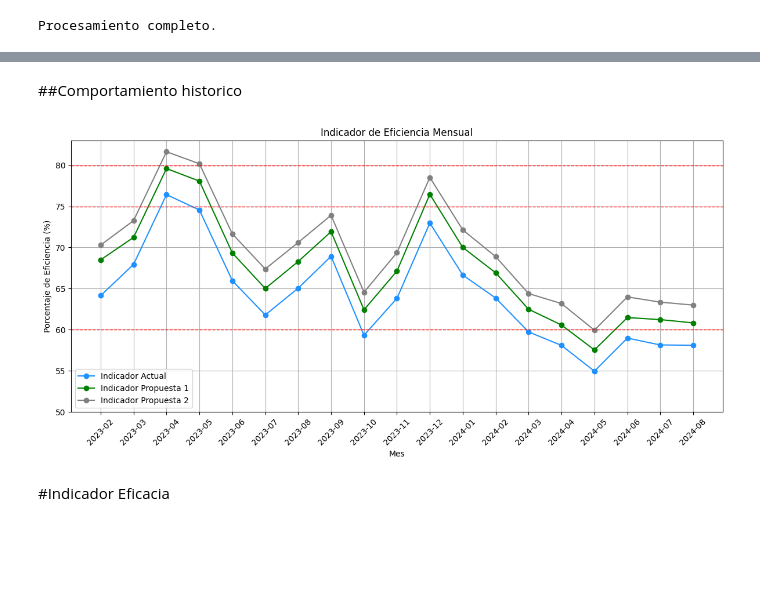
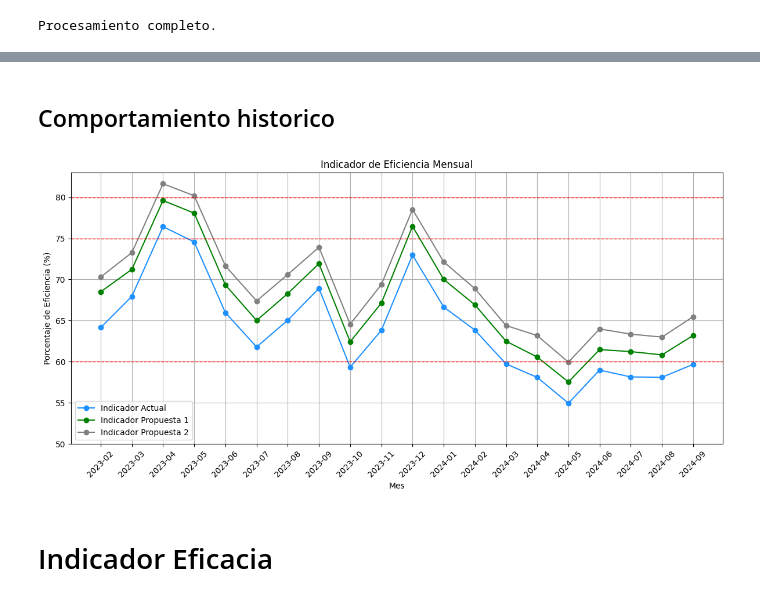
Before and after one commit to Andr3yP/Indicador_eficiencia_Ofosi_Cens, a Jupyter notebook: Indicador_eficiencia.ipynb, the cells around one changed output, grey strips where cells are left out. Cells and saved outputs as stored; diff of their text form; code cells hidden in the pictures; blank space fills up the shorter version.

```diff
--- a/Indicador_eficiencia.ipynb
+++ b/Indicador_eficiencia.ipynb
@@ -828,18 +812,18 @@ plt.show()
 # %% [markdown]
-##Comportamiento historico
+## Comportamiento historico
 # %%
 # Meses y porcentajes de los indicadores de eficiencia
 meses = [
     "2023-02", "2023-03", "2023-04", "2023-05", "2023-06",
     "2023-07", "2023-08", "2023-09", "2023-10", "2023-11",
     "2023-12", "2024-01", "2024-02", "2024-03", "2024-04",
-    "2024-05", "2024-06", "2024-07", "2024-08"
+    "2024-05", "2024-06", "2024-07", "2024-08", "2024-09"
 ]
 
 porcentajes_eficiencia = [64.14580681657475, 67.95118022427359, 76.43049672699269, 74.56394433599898, 65.96285373658782,
     61.790814357390964, 65.0503701905571, 68.92727797185988, 59.322911609541386, 63.81040707495611,
     72.97482754884611, 66.65449121845798, 63.8458251953125, 59.72718651980451, 58.08829857425629, 54.950993862782816, 58.980249622822654,
-    58.1453634085213, 58.10704379687019]
+    58.1453634085213, 58.10704379687019, 59.67730742539903]
 
 porcentajes_propuesta_1 = [
     68.49809079338142,
@@ -860,7 +844,9 @@ porcentajes_propuesta_1 = [
     57.53840548910073,
     61.47304896447675,
     61.22837213515717,
-    60.82594254014998
+    60.82594254014998,
+    63.19222761970854
+
 ]
 
 porcentajes_propuesta_2 = [
@@ -880,37 +866,39 @@ porcentajes_propuesta_2 = [
     64.39565249106425,
     63.177527187168224,
     59.93988706053798,
     63.98642161569058,
     63.351148956729176,
-    62.99352806218539
+    62.99352806218539,
+    65.47536433032616
+
 ]
 
 # Crear un gráfico de líneas para visualizar la eficiencia mes a mes
 plt.figure(figsize=(12, 6))
 plt.plot(meses, porcentajes_eficiencia, marker='o', linestyle='-', color='dodgerblue', label='Indicador Actual')
 plt.plot(meses, porcentajes_propuesta_1, marker='o', linestyle='-', color='green', label='Indicador Propuesta 1')
 plt.plot(meses, porcentajes_propuesta_2, marker='o', linestyle='-', color='gray', label='Indicador Propuesta 2')
 
 
 
 plt.title('Indicador de Eficiencia Mensual')
 plt.xlabel('Mes')
 plt.ylabel('Porcentaje de Eficiencia (%)')
 # Líneas horizontales en y = 60, 75 y 80
 plt.axhline(y=60, color='red', linestyle='--', linewidth=1)
 plt.axhline(y=75, color='red', linestyle='--', linewidth=1)
 plt.axhline(y=80, color='red', linestyle='--', linewidth=1)
 plt.ylim(50)
 plt.legend()
 plt.xticks(rotation=45)
 
 plt.grid(True)
 plt.tight_layout()
 plt.show()
 # %% [output]
-[figure, old version]
+[figure, new version]
 # %% [markdown]
-#Indicador Eficacia
+# Indicador Eficacia
 # %%
 #Turnos abandonados
 print(data_procesada['Abandonado'].value_counts())
```
Also changed, not shown: parts of 54 cells of this notebook.
